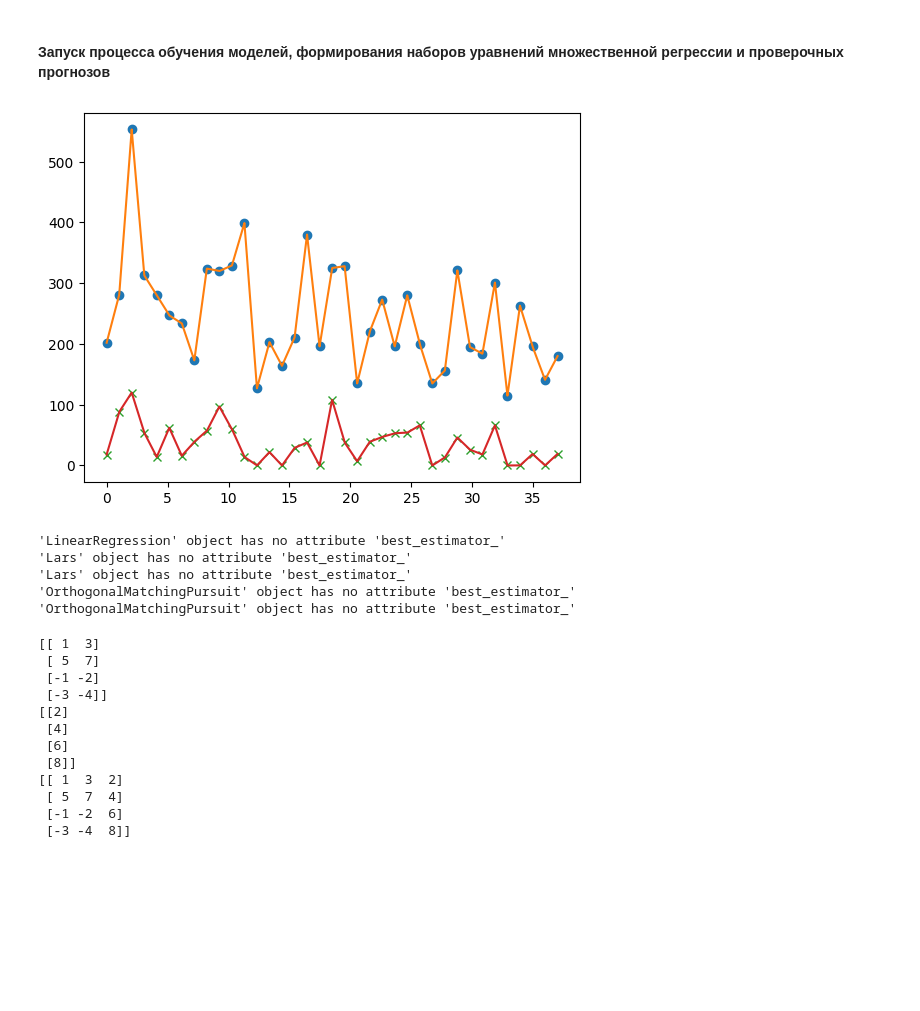
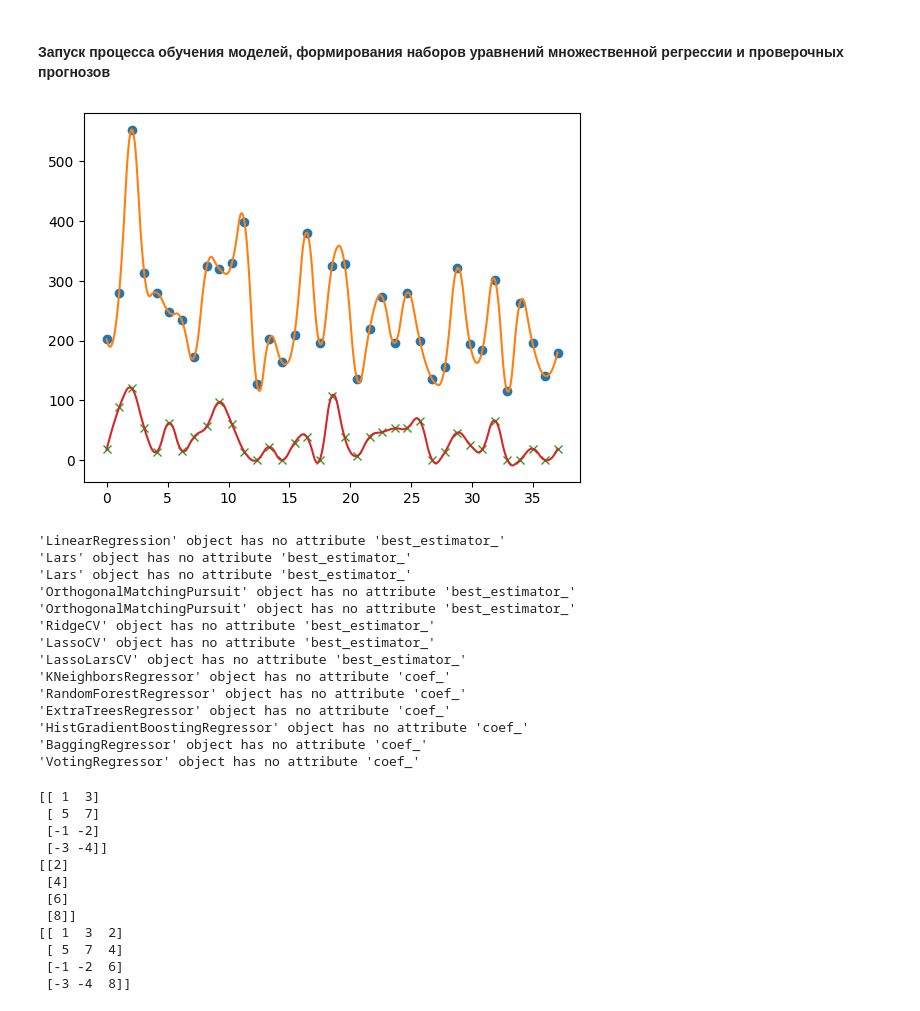
Before and after one commit to ruslanatsabryk/pkogo, a Jupyter notebook: models-v7-1.4.1stage.ipynb, the cells around one changed output. Cells and saved outputs as stored; diff of their text form; code cells hidden in the pictures; blank space fills up the shorter version.

```diff
--- a/models-v7-1.4.1stage.ipynb
+++ b/models-v7-1.4.1stage.ipynb
@@ -211,7 +221,7 @@ def get_norms(dataset_name):
 # %% [markdown]
 #### Функция получения аугментированных данных
 # %%
-def augment_data(x_data, y_data, n, k=1, s=None):
+def augment_data(x_data, y_data, n, k=2, s=None):
     #print(x_data)
     data_len = len(y_data)
 
@@ -756,15 +804,24 @@ def verify_forecast(dataset_name, rl, num, pr_group, n_test=None, norms=True):
 #### Запуск процесса обучения моделей, формирования наборов уравнений множественной регрессии и проверочных прогнозов
 # %%
 top_best = None
-result1 = compare_models(pr_group=0, n_test=0, norms=True, top_best=top_best, augment=100000, grid_search=False)
+result1 = compare_models(pr_group=0, n_test=100, norms=True, top_best=top_best, augment=1000, grid_search=False)
 #result2 = compare_models(pr_group=2, n_test=0, norms=True, top_best=top_best)
 # %% [output]
-[figure, old version]
+[figure, new version]
 'LinearRegression' object has no attribute 'best_estimator_'
 'Lars' object has no attribute 'best_estimator_'
 'Lars' object has no attribute 'best_estimator_'
 'OrthogonalMatchingPursuit' object has no attribute 'best_estimator_'
 'OrthogonalMatchingPursuit' object has no attribute 'best_estimator_'
+'RidgeCV' object has no attribute 'best_estimator_'
+'LassoCV' object has no attribute 'best_estimator_'
+'LassoLarsCV' object has no attribute 'best_estimator_'
+'KNeighborsRegressor' object has no attribute 'coef_'
+'RandomForestRegressor' object has no attribute 'coef_'
+'ExtraTreesRegressor' object has no attribute 'coef_'
+'HistGradientBoostingRegressor' object has no attribute 'coef_'
+'BaggingRegressor' object has no attribute 'coef_'
+'VotingRegressor' object has no attribute 'coef_'
 # %%
 a = np.array([[1,3],[5,7],
     [-1,-2],[-3,-4]])
```
Also changed, not shown: parts of 2 cells of this notebook, 23 other files.
